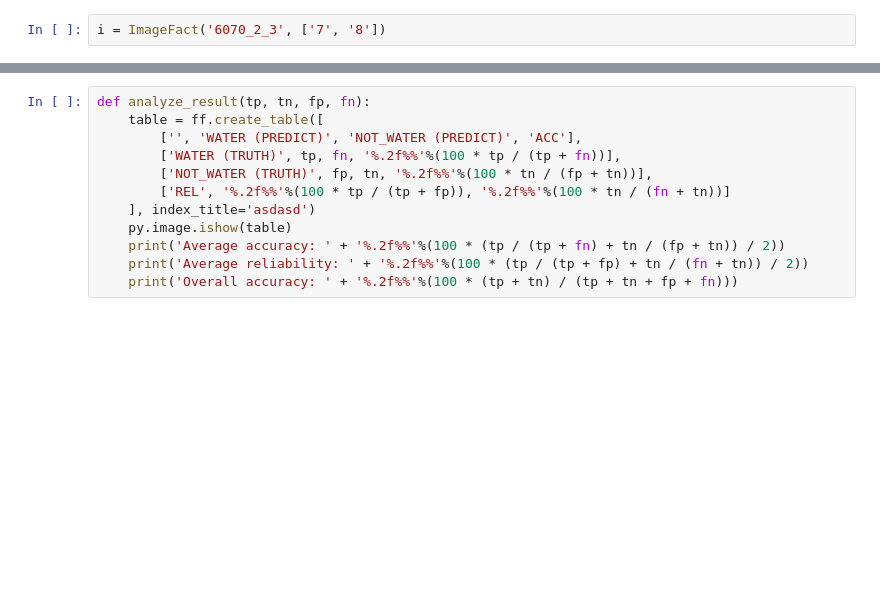
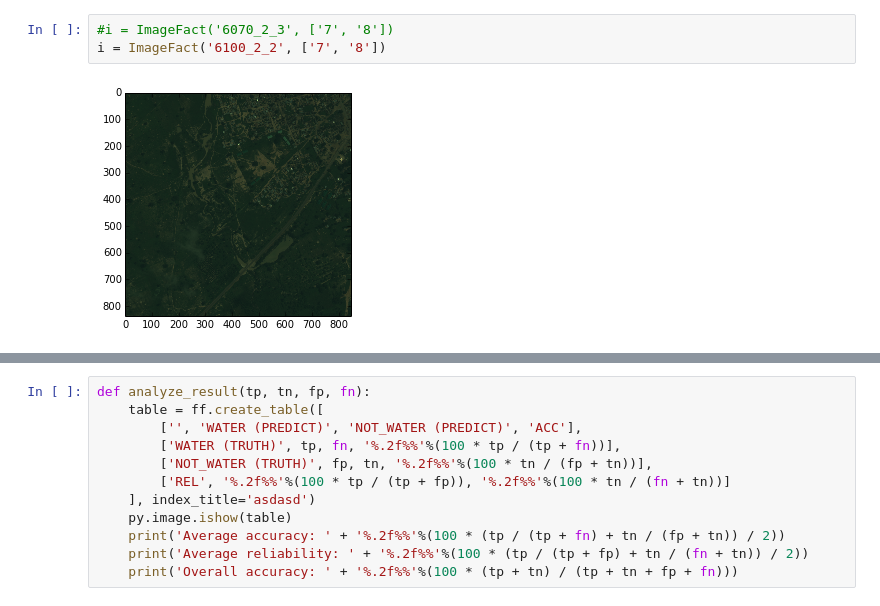
Before and after one commit to junjchen/jarvis, a Jupyter notebook: water_body_extraction/script.ipynb, the cells around one changed output, grey strips where cells are left out. Cells and saved outputs as stored; diff of their text form; blank space fills up the shorter version.

```diff
--- a/water_body_extraction/script.ipynb
+++ b/water_body_extraction/script.ipynb
@@ -84,2 +8,5 @@ class ImageFact:
 # %%
-i = ImageFact('6070_2_3', ['7', '8'])
+#i = ImageFact('6070_2_3', ['7', '8'])
+i = ImageFact('6100_2_2', ['7', '8'])
+# %% [output]
+[figure, added]
```
Also changed, not shown: parts of 30 cells of this notebook, 2 other files.
